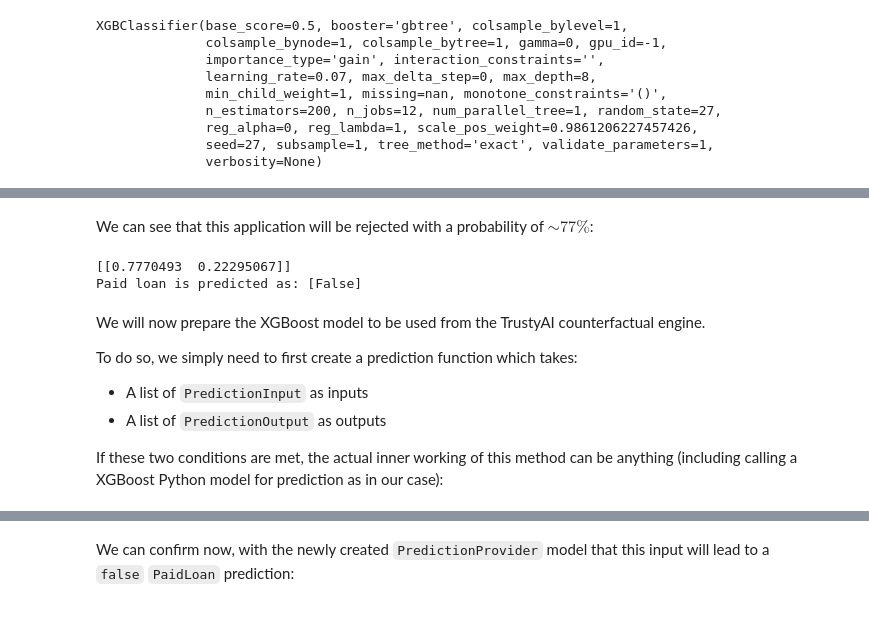
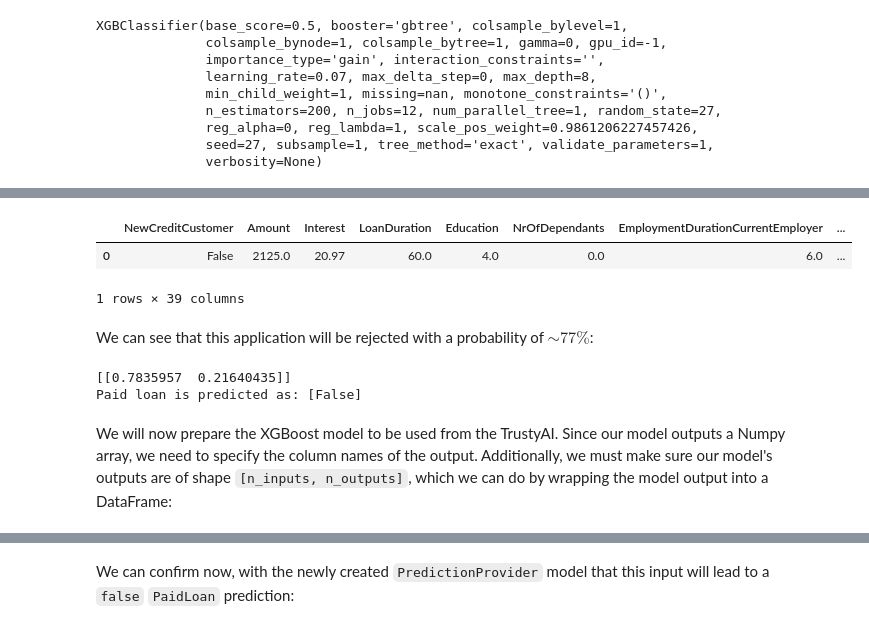
Before and after one commit to trustyai-explainability/trustyai-explainability-python-examples, a Jupyter notebook: examples/Lime.ipynb, the cells around one changed output, grey strips where cells are left out. Cells and saved outputs as stored; diff of their text form; code cells hidden in the pictures.

```diff
--- a/examples/Lime.ipynb
+++ b/examples/Lime.ipynb
@@ -183,21 +183,59 @@ We will start by testing the model with an input we are quite sure (from the ori
 # %%
-x = [[False,2125.0,20.97,60,4.0,0.0,6.0,0.0,301.0,0.0,53.0,0.0,0.0,0.0,8,6,26.29,10.92,1000.0,1.0,500.0,590.95,0.0,0.0,0,0,0,0,0,0,0,1,0,0,0,0,0,1,0]]
+feature_values = {
+        "NewCreditCustomer": False,
+        "Amount": 2125.0,
+        "Interest": 20.97,
+        "LoanDuration": 60.0,
+        "Education": 4.0,
+        "NrOfDependants": 0.0,
+        "EmploymentDurationCurrentEmployer": 6.0,
+        "IncomeFromPrincipalEmployer": 0.0,
+        "IncomeFromPension": 301.0,
+        "IncomeFromFamilyAllowance": 0.0,
+        "IncomeFromSocialWelfare": 53.0,
+        "IncomeFromLeavePay": 0.0,
+        "IncomeFromChildSupport": 0.0,
+        "IncomeOther": 0.0,
+        "ExistingLiabilities": 8.0,
+        "RefinanceLiabilities": 6.0,
+        "DebtToIncome": 26.29,
+        "FreeCash": 10.92,
+        "CreditScoreEeMini": 1000.0,
+        "NoOfPreviousLoansBeforeLoan": 1.0,
+        "AmountOfPreviousLoansBeforeLoan": 500.0,
+        "PreviousRepaymentsBeforeLoan": 590.95,
+        "PreviousEarlyRepaymentsBefoleLoan": 0.0,
+        "PreviousEarlyRepaymentsCountBeforeLoan": 0.0,
+        "Council_house": False,
+        "Homeless": False,
+        "Joint_ownership": False,
+        "Joint_tenant": False,
+        "Living_with_parents": False,
+        "Mortgage": False,
+        "Other": False,
+        "Owner": False,
+        "Owner_with_encumbrance": True,
+        "Tenant": True,
+        "Entrepreneur": False,
+        "Fully": False,
+        "Partially": False,
+        "Retiree": True,
+        "Self_employed": False
+}
+
+feature_df = pd.DataFrame([feature_values])
+feature_df
+# %% [output]
+|  | NewCreditCustomer | Amount | Interest | LoanDuration | Education | NrOfDependants | EmploymentDurationCurrentEmployer | ... |
+| 0 | False | 2125.0 | 20.97 | 60.0 | 4.0 | 0.0 | 6.0 | ... |
+1 rows × 39 columns
 # %% [markdown]
 We can see that this application will be rejected with a probability of $\sim77\%$:
 # %%
 import numpy as np
 
-print(xg_model.predict_proba(np.array(x)))
-print(f"Paid loan is predicted as: {xg_model.predict(np.array(x))}")
+print(xg_model.predict_proba(feature_df))
+print(f"Paid loan is predicted as: {xg_model.predict(feature_df)}")
 # %% [output]
-[[0.7770493  0.22295067]]
+[[0.7835957  0.21640435]]
 Paid loan is predicted as: [False]
-# %% [markdown]
-We will now prepare the XGBoost model to be used from the TrustyAI counterfactual engine.
-
-To do so, we simply need to first create a prediction function which takes:
-
-- A list of `PredictionInput` as inputs
-- A list of `PredictionOutput` as outputs
-
-If these two conditions are met, the actual inner working of this method can be anything (including calling a XGBoost Python model for prediction as in our case):
@@ -217 +242,3 @@ def predict(inputs):
+# %% [markdown]
+We will now prepare the XGBoost model to be used from the TrustyAI. Since our model outputs a Numpy array, we need to specify the column names of the output. Additionally, we must make sure our model's outputs are of shape `[n_inputs, n_outputs]`, which we can do by wrapping the model output into a DataFrame:
 # %% [markdown]
```
Also changed, not shown: parts of 21 cells of this notebook, 3 other files.
